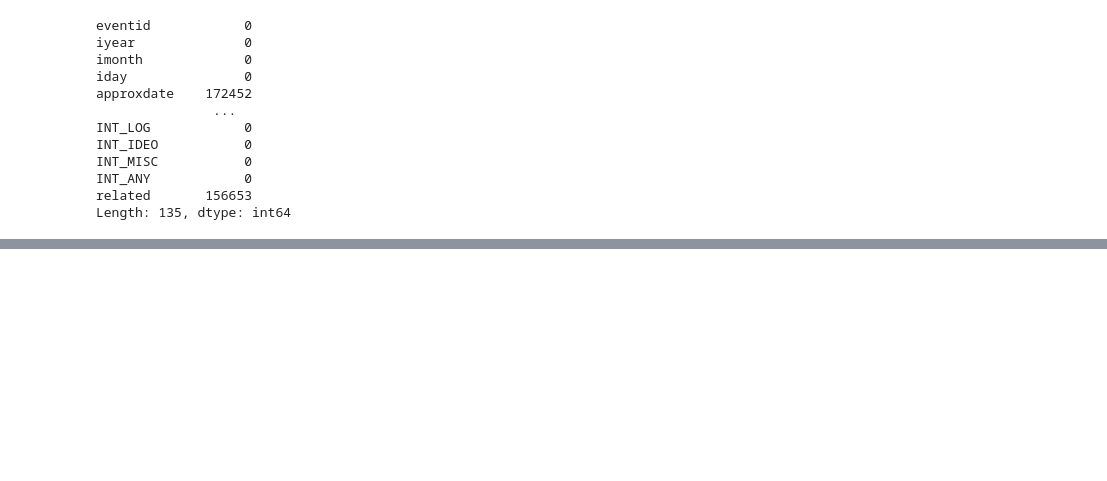
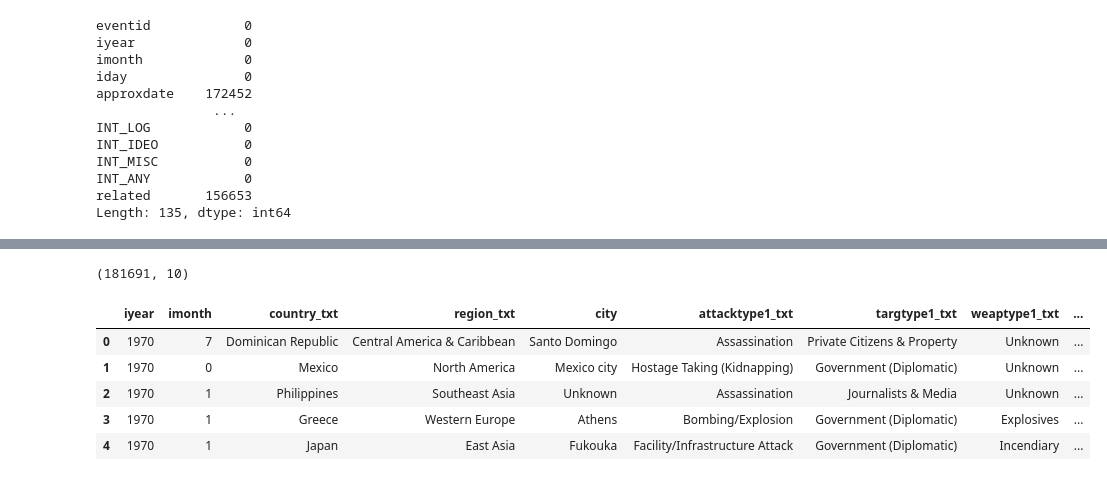
Before and after one commit to omkar3513/Global_Terrorism_Database_-GTD-_Analysis, a Jupyter notebook: Copy_of_Global_Terrorism_Analysis_Capstone_Project.ipynb, the cells around one changed output, grey strips where cells are left out. Drawn from its saved outputs; the diff is of its cells as text; code cells hidden in the pictures; blank space fills up the shorter version.

```diff
--- a/Copy_of_Global_Terrorism_Analysis_Capstone_Project.ipynb
+++ b/Copy_of_Global_Terrorism_Analysis_Capstone_Project.ipynb
@@ -112,0 +163,13 @@ Length: 135, dtype: int64
+# %%
+df.shape
+# %% [output]
+(181691, 10)
+# %%
+df.head()
+# %% [output]
+|  | iyear | imonth | country_txt | region_txt | city | attacktype1_txt | targtype1_txt | weaptype1_txt | ... |
+| 0 | 1970 | 7 | Dominican Republic | Central America & Caribbean | Santo Domingo | Assassination | Private Citizens & Property | Unknown | ... |
+| 1 | 1970 | 0 | Mexico | North America | Mexico city | Hostage Taking (Kidnapping) | Government (Diplomatic) | Unknown | ... |
+| 2 | 1970 | 1 | Philippines | Southeast Asia | Unknown | Assassination | Journalists & Media | Unknown | ... |
+| 3 | 1970 | 1 | Greece | Western Europe | Athens | Bombing/Explosion | Government (Diplomatic) | Explosives | ... |
+| 4 | 1970 | 1 | Japan | East Asia | Fukouka | Facility/Infrastructure Attack | Government (Diplomatic) | Incendiary | ... |
```
Also changed, not shown: parts of 17 cells of this notebook.
